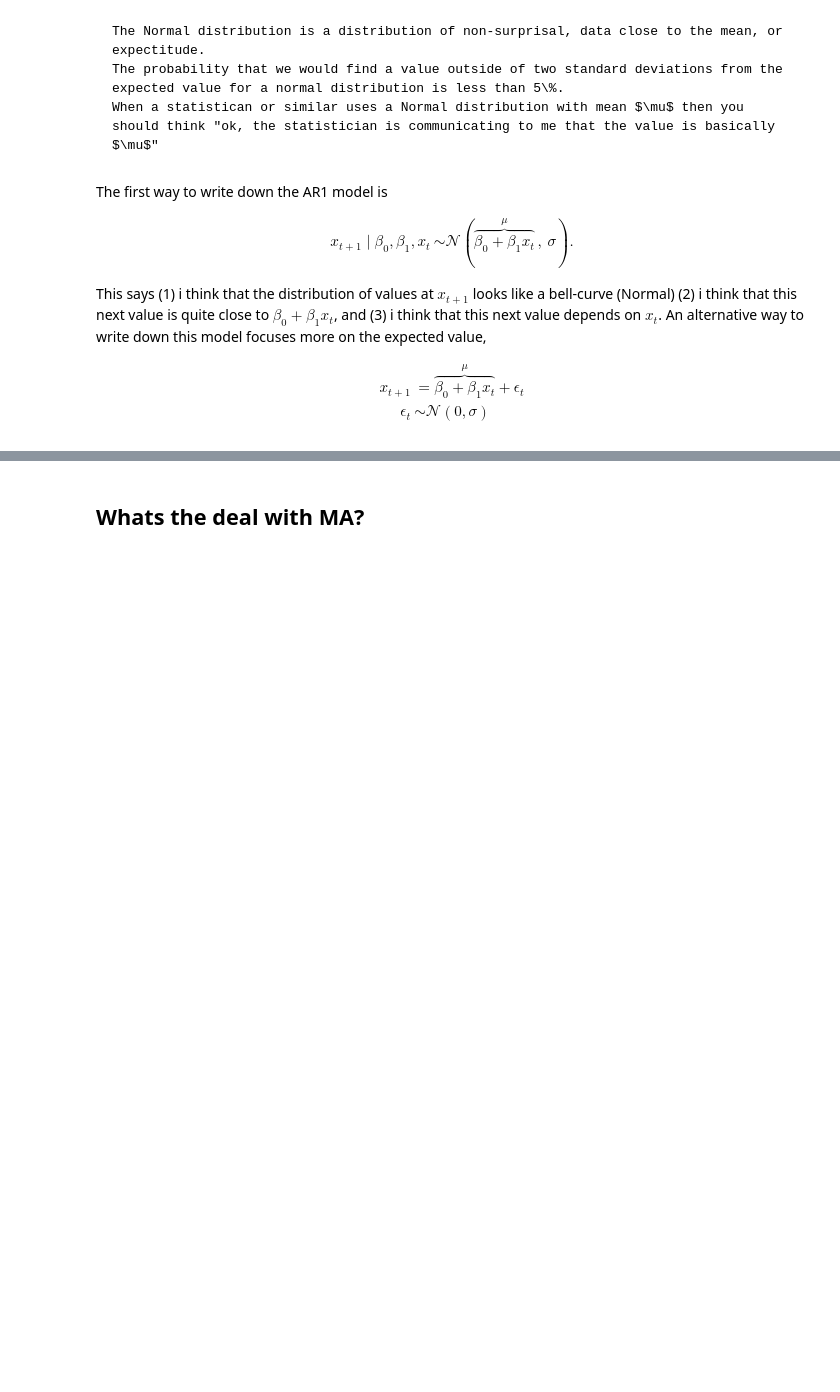
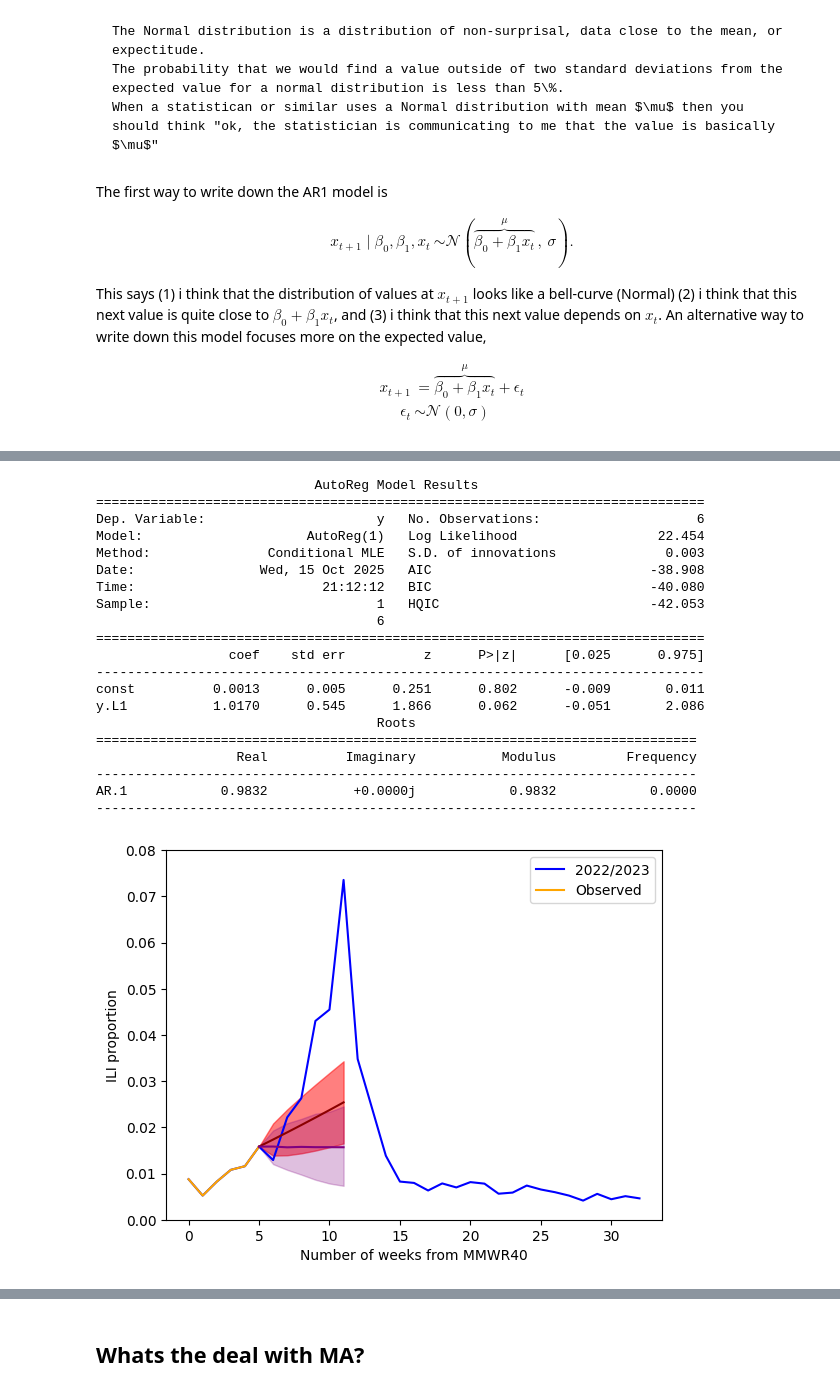
Before and after one commit to computationalUncertaintyLab/2025-AMPH-TSA, a Jupyter notebook: 2025-10-16-AMPH.ipynb, the cells around one changed output, grey strips where cells are left out. Saved outputs shown, nothing was run; the diff lists cells and outputs as text; code cells hidden in the pictures; blank space fills up the shorter version.

```diff
--- a/2025-10-16-AMPH.ipynb
+++ b/2025-10-16-AMPH.ipynb
@@ -381,0 +390,75 @@ Roots
+# %%
+#--extract the ILI proportion values
+one_season_ili = one_season.ili_prop.values
+
+#--assume that we only have information up to MMWRWK46
+one_season_hidden = one_season_ili[:6]
+
+weeks = np.arange(len(one_season_hidden))
+
+from statsmodels.tsa.ar_model import AutoReg
+model = AutoReg(one_season_hidden, 1).fit()
+print(model.summary())
+
+
+h=5
+pred    = model.get_prediction(start= 6, end=6+h)
+fc_mean = pred.predicted_mean
+fc_ci   = pred.conf_int(alpha=0.20)
+
+fig,ax = plt.subplots()
+
+ax.plot(one_season_ili, color = "blue", label = "2022/2023" )
+ax.plot( weeks, one_season_hidden , color = "orange", label = "Observed" )
+
+ax.plot( 5+np.arange(len(one_season_hidden)+1), [one_season_hidden[-1]]+list(fc_mean), color ="darkred")
+ax.fill_between( 5+np.arange(len(one_season_hidden)+1)
+                 , [one_season_hidden[-1]] + list(fc_ci[:,0])
+                 , [one_season_hidden[-1]] + list(fc_ci[:,1])
+                 , alpha=0.50, color="red")
+
+ax.set_xlabel("Number of weeks from MMWR40")
+ax.set_ylabel("ILI proportion")
+
+ax.set_ylim(0,0.08)
+
+differences                  = np.diff(one_season_hidden)
+estimated_standard_deviation = np.std(differences)
+
+rw_samples = []
+for sim in range(1000):
+    rw = generate_random_walk(center = last_value, standard_deviation=estimated_standard_deviation, T=5)
+    rw_samples.append([last_value] + list(rw))
+rw_samples = np.array(rw_samples)
+
+lower_10,median,upper_90 = np.percentile(rw_samples, [10,50,90],axis=0)
+
+#--This is how you label just one curve for your legend
+ax.plot( np.arange(5,6+5+1), median ,color="purple",alpha=1)
+ax.fill_between( np.arange(5,6+5+1), lower_10, upper_90 ,color="purple",alpha=0.25)
+
+#--add legend and show plot
+ax.legend()
+plt.show()
+# %% [output]
+                            AutoReg Model Results
+==============================================================================
+Dep. Variable:                      y   No. Observations:                    6
+Model:                     AutoReg(1)   Log Likelihood                  22.454
+Method:               Conditional MLE   S.D. of innovations              0.003
+Date:                Wed, 15 Oct 2025   AIC                            -38.908
+Time:                        21:12:12   BIC                            -40.080
+Sample:                             1   HQIC                           -42.053
+                                    6
+==============================================================================
+                 coef    std err          z      P>|z|      [0.025      0.975]
+------------------------------------------------------------------------------
+const          0.0013      0.005      0.251      0.802      -0.009       0.011
+y.L1           1.0170      0.545      1.866      0.062      -0.051       2.086
+                                    Roots
+=============================================================================
+                  Real          Imaginary           Modulus         Frequency
+-----------------------------------------------------------------------------
+AR.1            0.9832           +0.0000j            0.9832            0.0000
+-----------------------------------------------------------------------------
+[figure, added]
```
Also changed, not shown: parts of 28 cells of this notebook.
